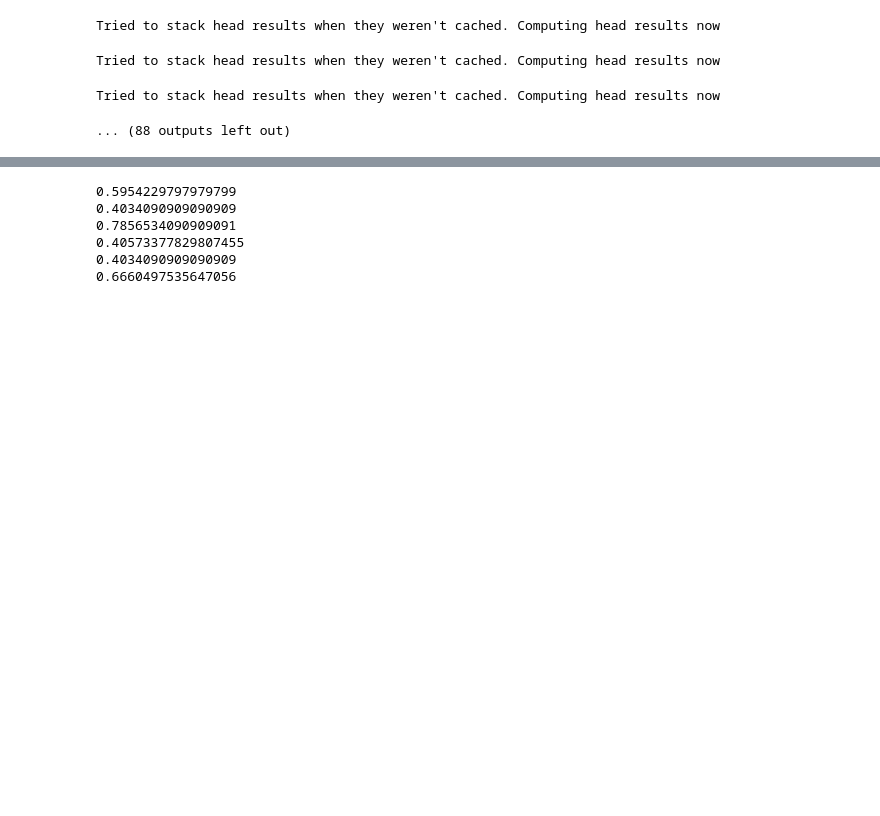
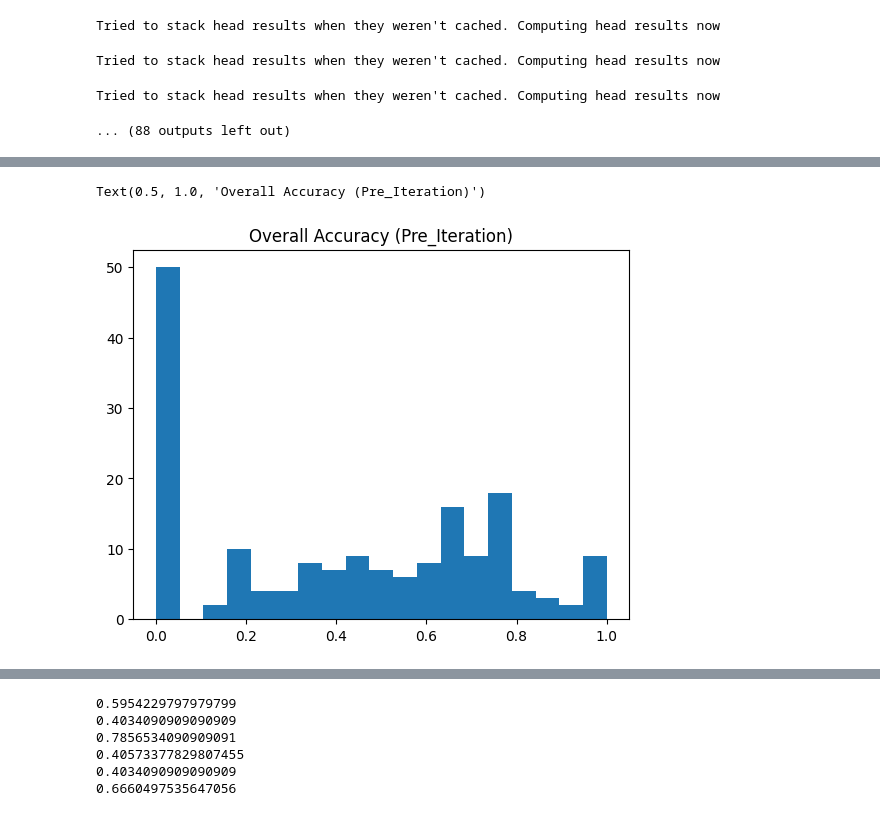
Before and after one commit to fbarez/Interpreting-Context-Look-ups, a Jupyter notebook: neuron_groups/notebooks/4_explanation_eval.ipynb, the cells around one changed output, grey strips where cells are left out. Drawn from its saved outputs; the diff is of its cells as text; code cells hidden in the pictures; blank space fills up the shorter version.

```diff
--- a/neuron_groups/notebooks/4_explanation_eval.ipynb
+++ b/neuron_groups/notebooks/4_explanation_eval.ipynb
@@ -182,31 +182,6 @@ else:
     print("all gucci")
     !python3 api_request_parallel_processor.py --requests_filepath data/eg_generation_1.jsonl --request_url https://api.openai.com/v1/chat/completions --max_requests_per_minute 100 --max_tokens_per_minute 20000
     # ^ This is very scary because the stdout looks like it sends repeated requests for the same thing so just run it in terminal
-# %%
-# Load the results and make the {neuron_head: response} dictionary
-
-with open('data/eg_generation_1_results.jsonl', 'r') as json_file:
-    raw_explanations = list(json_file)
-
-prompt_to_response = {}
-neuron_head_to_response = {}
-neuron_head_to_prompt = eg_generation_prompts
-neuron_heads = list(neuron_head_to_prompt.keys())
-
-for i, json_str in enumerate(raw_explanations):
-    result = json.loads(json_str)
-    prompt = result[0]["messages"][0]["content"]
-    response = result[1]["choices"][0]["message"]["content"]
-    prompt_to_response[prompt] = response
-
-for neuron_head in neuron_heads:
-    prompt = neuron_head_to_prompt[neuron_head]
-    response = prompt_to_response[prompt]
-    neuron_head_to_response[neuron_head] = response
-
-with open("data/eg_generation_1_nh_to_exp.json", "w") as f:
-    nh_to_response_str_key = {str(k):v for k,v in neuron_head_to_response.items()}
-    json.dump(nh_to_response_str_key, f)
 # %% [markdown]
 ## Create Prompts For Iteration
 # %%
@@ -628,0 +717,8 @@ with open("data/iteration_prompts_ref_1.pkl", "rb") as f:
+# %%
+bins = np.linspace(0, 1, 20)
+import matplotlib.pyplot as plt
+plt.hist(f1s.values(), bins, label='Overall Accuracy')
+plt.title("Overall Accuracy (Pre_Iteration)")
+# %% [output]
+Text(0.5, 1.0, 'Overall Accuracy (Pre_Iteration)')
+[figure, added]
```
Also changed, not shown: parts of 13 cells of this notebook, 20 other files.
